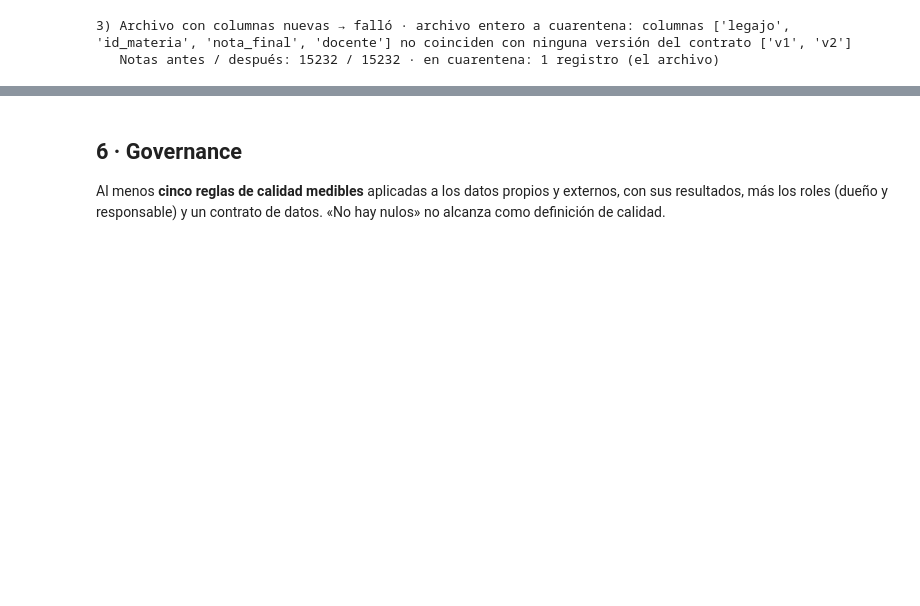
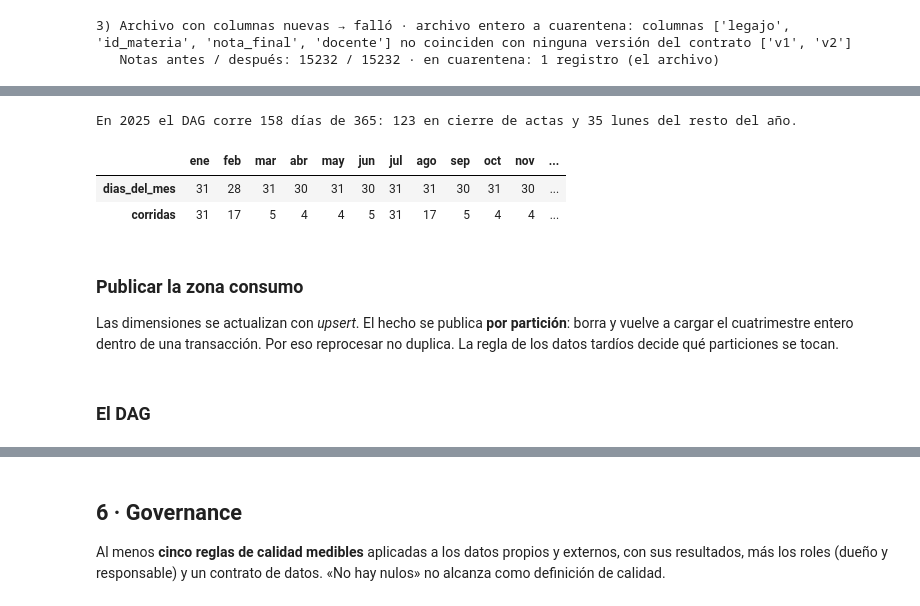
Before and after one commit to raschmatias/dh_arca, a Jupyter notebook: Data Engineer/06_uniandina/trabajo_final_uniandina.ipynb, the cells around one changed output, grey strips where cells are left out. Drawn from its saved outputs; the diff is of its cells as text; code cells hidden in the pictures; blank space fills up the shorter version.

```diff
--- a/Data Engineer/06_uniandina/trabajo_final_uniandina.ipynb
+++ b/Data Engineer/06_uniandina/trabajo_final_uniandina.ipynb
@@ -1627,0 +1705,39 @@ def cargar_dwh(): pass
+# %%
+# ===== Calendario: diario durante el cierre de actas, semanal (los lunes) el resto del año =====
+# En Airflow, el DAG corre todos los días y la primera tarea decide si sigue o se saltea (ShortCircuitOperator).
+CIERRE_DE_ACTAS = [((7, 1), (8, 15)),     # 1er cuatrimestre: del 1/7 al 15/8 (supuesto S13)
+                   ((12, 1), (2, 15))]    # 2do cuatrimestre: del 1/12 al 15/2, cruza el año (incluye las mesas de febrero)
+DIA_SEMANAL = 0                           # lunes (supuesto S15)
+
+def en_cierre_de_actas(fecha):
+    md = (fecha.month, fecha.day)
+    for desde, hasta in CIERRE_DE_ACTAS:
+        if (desde <= md <= hasta) if desde <= hasta else (md >= desde or md <= hasta):
+            return True
+    return False
+
+def debe_correr(fecha):
+    """¿Corre el DAG en esta fecha lógica? Devuelve (sí/no, por qué)."""
+    if en_cierre_de_actas(fecha):
+        return True, "cierre de actas: diario"
+    if fecha.weekday() == DIA_SEMANAL:
+        return True, "resto del año: semanal (lunes)"
+    return False, "se saltea"
+
+# ¿Cuántas veces corre en un año? Se cuenta día por día de 2025.
+dias = pd.DataFrame({"fecha": pd.date_range("2025-01-01", "2025-12-31")})
+dias["corre"], dias["motivo"] = zip(*[debe_correr(f.date()) for f in dias.fecha])
+corridas_por_mes = dias.groupby(dias.fecha.dt.month).agg(dias_del_mes=("corre", "size"), corridas=("corre", "sum"))
+corridas_por_mes.index = ["ene", "feb", "mar", "abr", "may", "jun", "jul", "ago", "sep", "oct", "nov", "dic"]
+print(f"En 2025 el DAG corre {dias.corre.sum()} días de 365: "
+      f"{(dias.motivo == 'cierre de actas: diario').sum()} en cierre de actas y {(dias.motivo == 'resto del año: semanal (lunes)').sum()} lunes del resto del año.")
+corridas_por_mes.T
+# %% [output]
+En 2025 el DAG corre 158 días de 365: 123 en cierre de actas y 35 lunes del resto del año.
+|  | ene | feb | mar | abr | may | jun | jul | ago | sep | oct | nov | ... |
+| dias_del_mes | 31 | 28 | 31 | 30 | 31 | 30 | 31 | 31 | 30 | 31 | 30 | ... |
+| corridas | 31 | 17 | 5 | 4 | 4 | 5 | 31 | 17 | 5 | 4 | 4 | ... |
+# %% [markdown]
+### Publicar la zona consumo
+
+Las dimensiones se actualizan con *upsert*. El hecho se publica **por partición**: borra y vuelve a cargar el cuatrimestre entero dentro de una transacción. Por eso reprocesar no duplica. La regla de los datos tardíos decide qué particiones se tocan.
@@ -1627,0 +1823,2 @@ def cargar_dwh(): pass
+# %% [markdown]
+### El DAG
```
Also changed, not shown: parts of 14 cells of this notebook, 2 other files.
